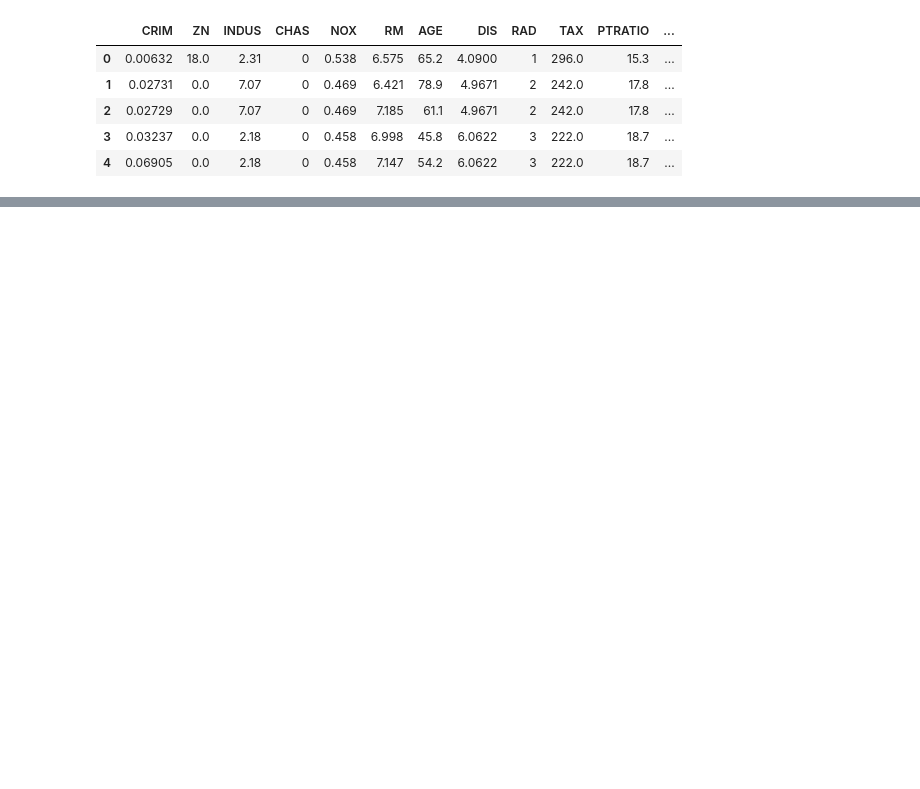
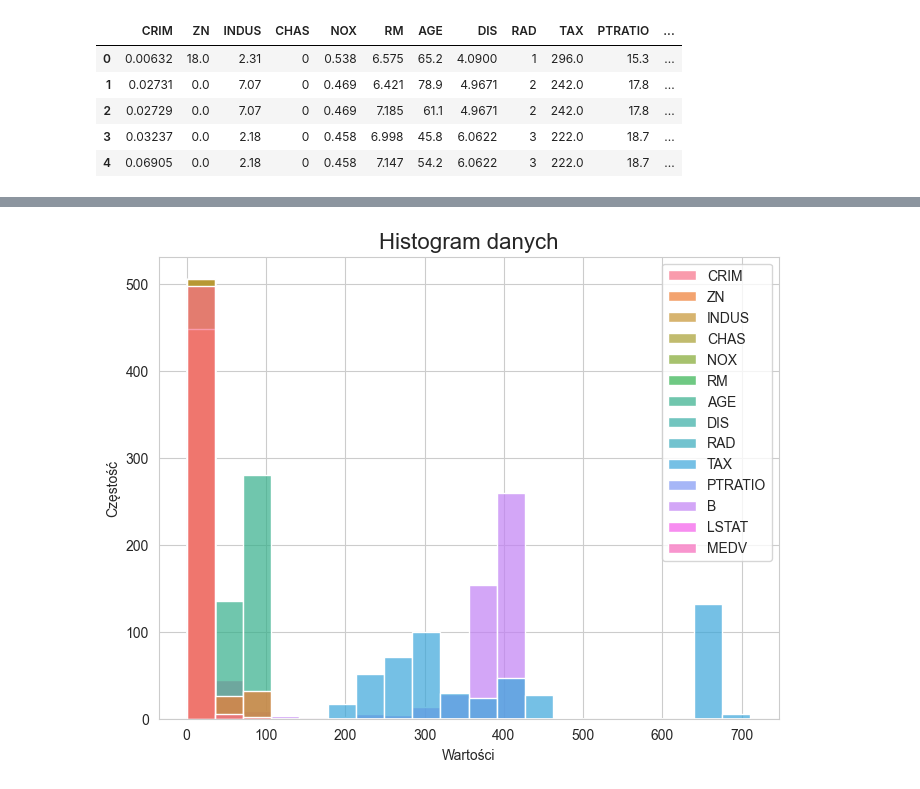
Before and after one commit to magierr65/ML, a Jupyter notebook: prediction.ipynb, the cells around one changed output, grey strips where cells are left out. Drawn from its saved outputs; the diff is of its cells as text; code cells hidden in the pictures; blank space fills up the shorter version.

```diff
--- a/prediction.ipynb
+++ b/prediction.ipynb
@@ -3,7 +3,7 @@
 import pandas as pd
 url = "https://archive.ics.uci.edu/ml/machine-learning-databases/housing/housing.data"
 names = ['CRIM', 'ZN', 'INDUS', 'CHAS', 'NOX', 'RM', 'AGE', 'DIS', 'RAD', 'TAX', 'PTRATIO', 'B', 'LSTAT', 'MEDV']
-dataset = pd.read_csv(url, delim_whitespace=True, names=names)
+dataset = pd.read_csv(url, sep=r'\s+', names=names)
 dataset.head()
 # %% [output]
 |  | CRIM | ZN | INDUS | CHAS | NOX | RM | AGE | DIS | RAD | TAX | PTRATIO | ... |
@@ -50,0 +51,15 @@ plt.show()
+# %%
+plt.figure(figsize=(8,6))
+sns.histplot(
+    dataset,
+    bins=20,
+    color="teal",
+    alpha=0.7
+)
+
+plt.title("Histogram danych", fontsize=16)
+plt.xlabel("Wartości")
+plt.ylabel("Częstość")
+plt.show()
+# %% [output]
+[figure, added]
```
Also changed, not shown: parts of 15 cells of this notebook, 7 other files.
